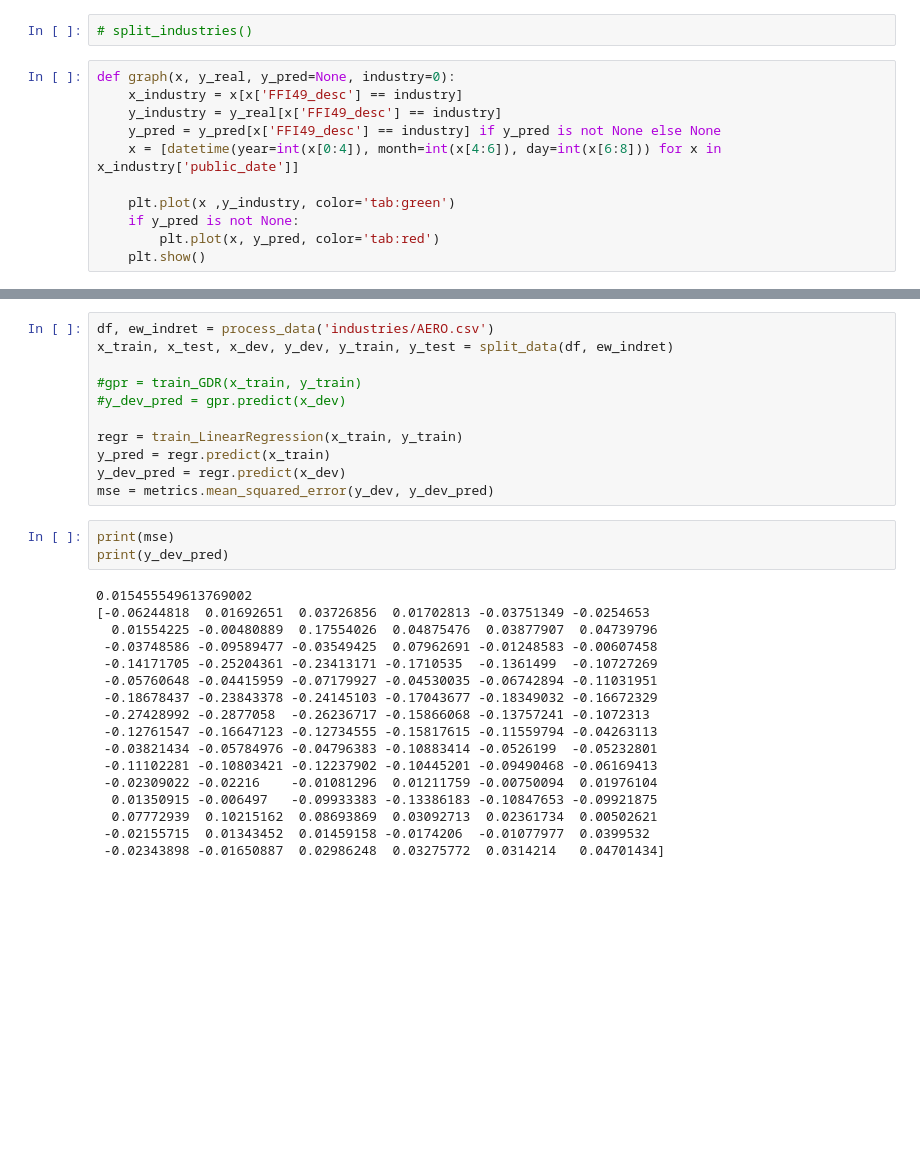
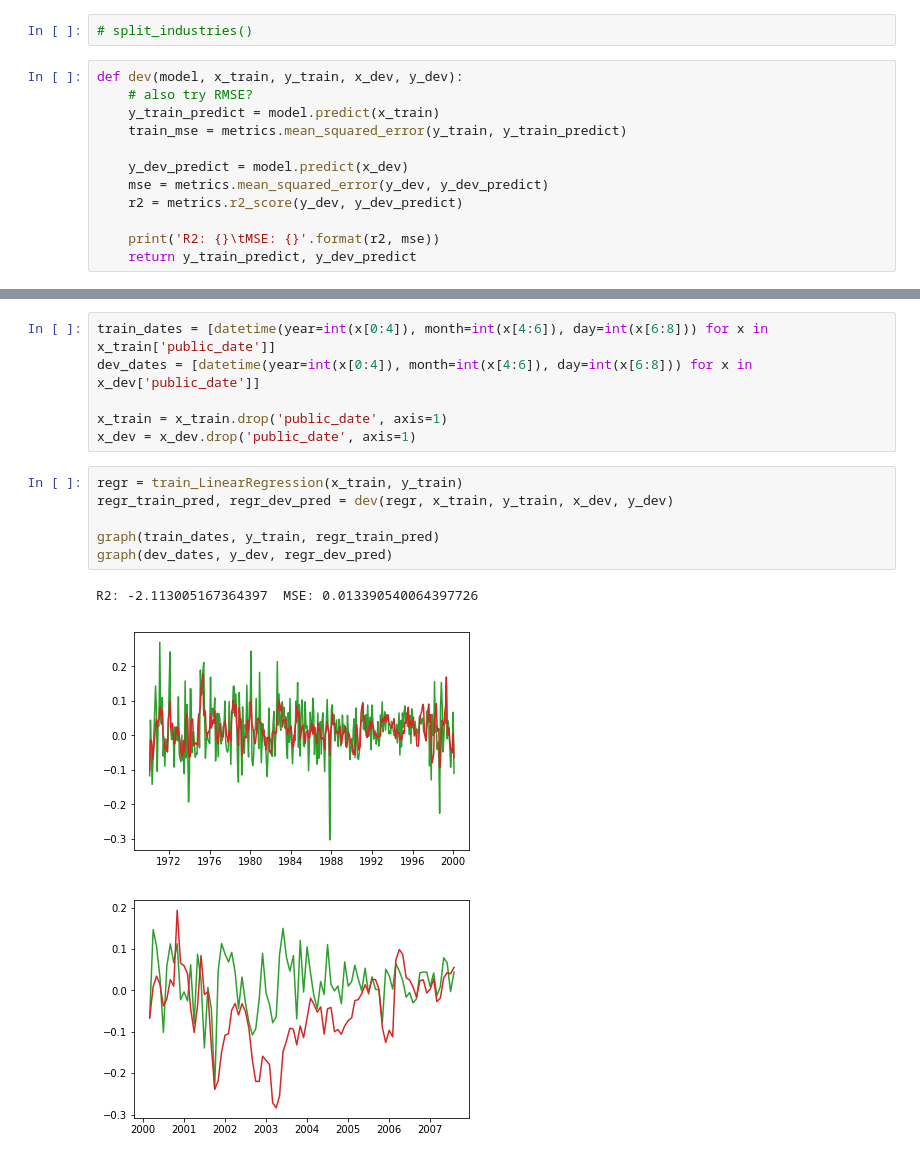
Before and after one commit to evazhang612/229proj, a Jupyter notebook: Untitled.ipynb, the cells around one changed output, grey strips where cells are left out. Saved outputs shown, nothing was run; the diff lists cells and outputs as text; blank space fills up the shorter version.

Commit message:
regression updates

```diff
--- a/Untitled.ipynb
+++ b/Untitled.ipynb
@@ -57,15 +58,16 @@ def split_industries():
         df_ind.to_csv('industries/{}.csv'.format(ind))
 # %%
 # split_industries()
-# %%
-def graph(x, y_real, y_pred=None, industry=0):
-    x_industry = x[x['FFI49_desc'] == industry]
-    y_industry = y_real[x['FFI49_desc'] == industry]
-    y_pred = y_pred[x['FFI49_desc'] == industry] if y_pred is not None else None
-    x = [datetime(year=int(x[0:4]), month=int(x[4:6]), day=int(x[6:8])) for x in x_industry['public_date']]
-
-    plt.plot(x ,y_industry, color='tab:green')
-    if y_pred is not None:
-        plt.plot(x, y_pred, color='tab:red')
-    plt.show()
+# %%
+def dev(model, x_train, y_train, x_dev, y_dev):
+    # also try RMSE?
+    y_train_predict = model.predict(x_train)
+    train_mse = metrics.mean_squared_error(y_train, y_train_predict)
+
+    y_dev_predict = model.predict(x_dev)
+    mse = metrics.mean_squared_error(y_dev, y_dev_predict)
+    r2 = metrics.r2_score(y_dev, y_dev_predict)
+
+    print('R2: {}\tMSE: {}'.format(r2, mse))
+    return y_train_predict, y_dev_predict
 # %%
@@ -86,31 +97,16 @@ def train_LinearRegression(x_train, y_train):
-# %%
-df, ew_indret = process_data('industries/AERO.csv')
-x_train, x_test, x_dev, y_dev, y_train, y_test = split_data(df, ew_indret)
-
-#gpr = train_GDR(x_train, y_train)
-#y_dev_pred = gpr.predict(x_dev)
-
-regr = train_LinearRegression(x_train, y_train)
-y_pred = regr.predict(x_train)
-y_dev_pred = regr.predict(x_dev)
-mse = metrics.mean_squared_error(y_dev, y_dev_pred)
-# %%
-print(mse)
-print(y_dev_pred)
-# %% [output]
-0.015455549613769002
-[-0.06244818  0.01692651  0.03726856  0.01702813 -0.03751349 -0.0254653
-  0.01554225 -0.00480889  0.17554026  0.04875476  0.03877907  0.04739796
- -0.03748586 -0.09589477 -0.03549425  0.07962691 -0.01248583 -0.00607458
- -0.14171705 -0.25204361 -0.23413171 -0.1710535  -0.1361499  -0.10727269
- -0.05760648 -0.04415959 -0.07179927 -0.04530035 -0.06742894 -0.11031951
- -0.18678437 -0.23843378 -0.24145103 -0.17043677 -0.18349032 -0.16672329
- -0.27428992 -0.2877058  -0.26236717 -0.15866068 -0.13757241 -0.1072313
- -0.12761547 -0.16647123 -0.12734555 -0.15817615 -0.11559794 -0.04263113
- -0.03821434 -0.05784976 -0.04796383 -0.10883414 -0.0526199  -0.05232801
- -0.11102281 -0.10803421 -0.12237902 -0.10445201 -0.09490468 -0.06169413
- -0.02309022 -0.02216    -0.01081296  0.01211759 -0.00750094  0.01976104
-  0.01350915 -0.006497   -0.09933383 -0.13386183 -0.10847653 -0.09921875
-  0.07772939  0.10215162  0.08693869  0.03092713  0.02361734  0.00502621
- -0.02155715  0.01343452  0.01459158 -0.0174206  -0.01077977  0.0399532
- -0.02343898 -0.01650887  0.02986248  0.03275772  0.0314214   0.04701434]
+# %%
+train_dates = [datetime(year=int(x[0:4]), month=int(x[4:6]), day=int(x[6:8])) for x in x_train['public_date']]
+dev_dates = [datetime(year=int(x[0:4]), month=int(x[4:6]), day=int(x[6:8])) for x in x_dev['public_date']]
+
+x_train = x_train.drop('public_date', axis=1)
+x_dev = x_dev.drop('public_date', axis=1)
+# %%
+regr = train_LinearRegression(x_train, y_train)
+regr_train_pred, regr_dev_pred = dev(regr, x_train, y_train, x_dev, y_dev)
+
+graph(train_dates, y_train, regr_train_pred)
+graph(dev_dates, y_dev, regr_dev_pred)
+# %% [output]
+R2: -2.113005167364397  MSE: 0.013390540064397726
+[figure, added]
+[figure, added]
```
Also changed, not shown: parts of 21 cells of this notebook.
